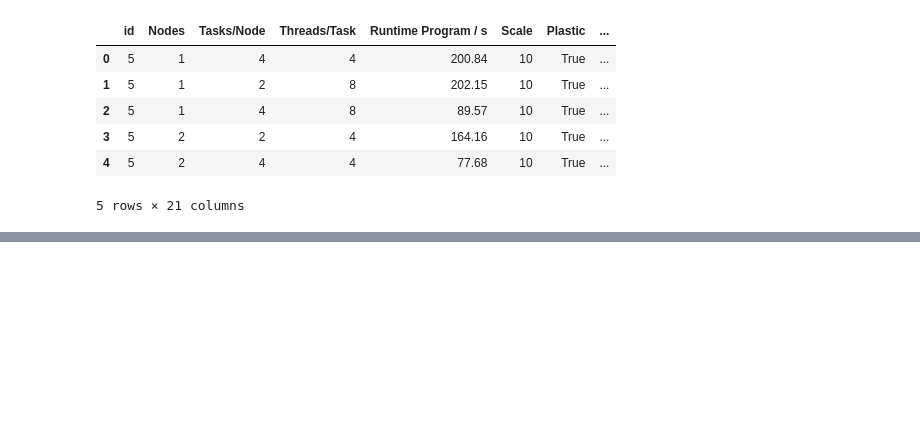
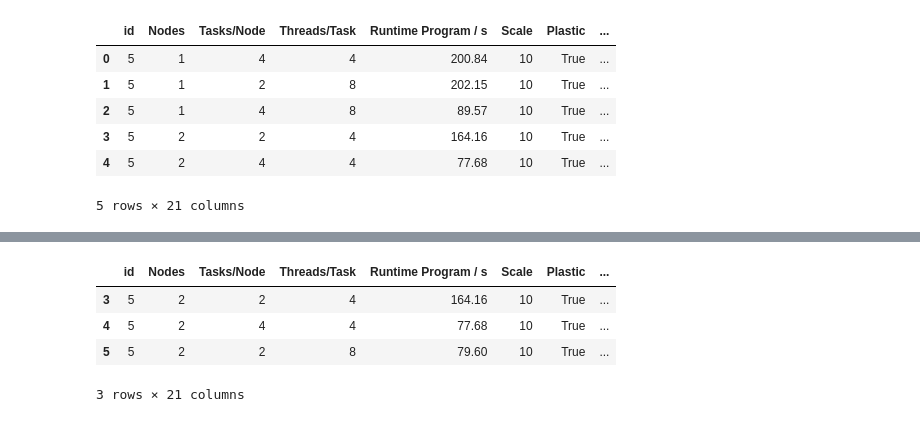
Before and after one commit to Rahafzsh/DataMiningTasks, a Jupyter notebook: Lab3/DMLab3.ipynb, the cells around one changed output, grey strips where cells are left out. Saved outputs shown, nothing was run; the diff lists cells and outputs as text; code cells hidden in the pictures; blank space fills up the shorter version.

```diff
--- a/Lab3/DMLab3.ipynb
+++ b/Lab3/DMLab3.ipynb
@@ -31,0 +95,9 @@ df.head()
+# %%
+task2=df.iloc[3:-2]
+task2
+# %% [output]
+|  | id | Nodes | Tasks/Node | Threads/Task | Runtime Program / s | Scale | Plastic | ... |
+| 3 | 5 | 2 | 2 | 4 | 164.16 | 10 | True | ... |
+| 4 | 5 | 2 | 4 | 4 | 77.68 | 10 | True | ... |
+| 5 | 5 | 2 | 2 | 8 | 79.60 | 10 | True | ... |
+3 rows × 21 columns
```
Also changed, not shown: parts of 13 cells of this notebook.
